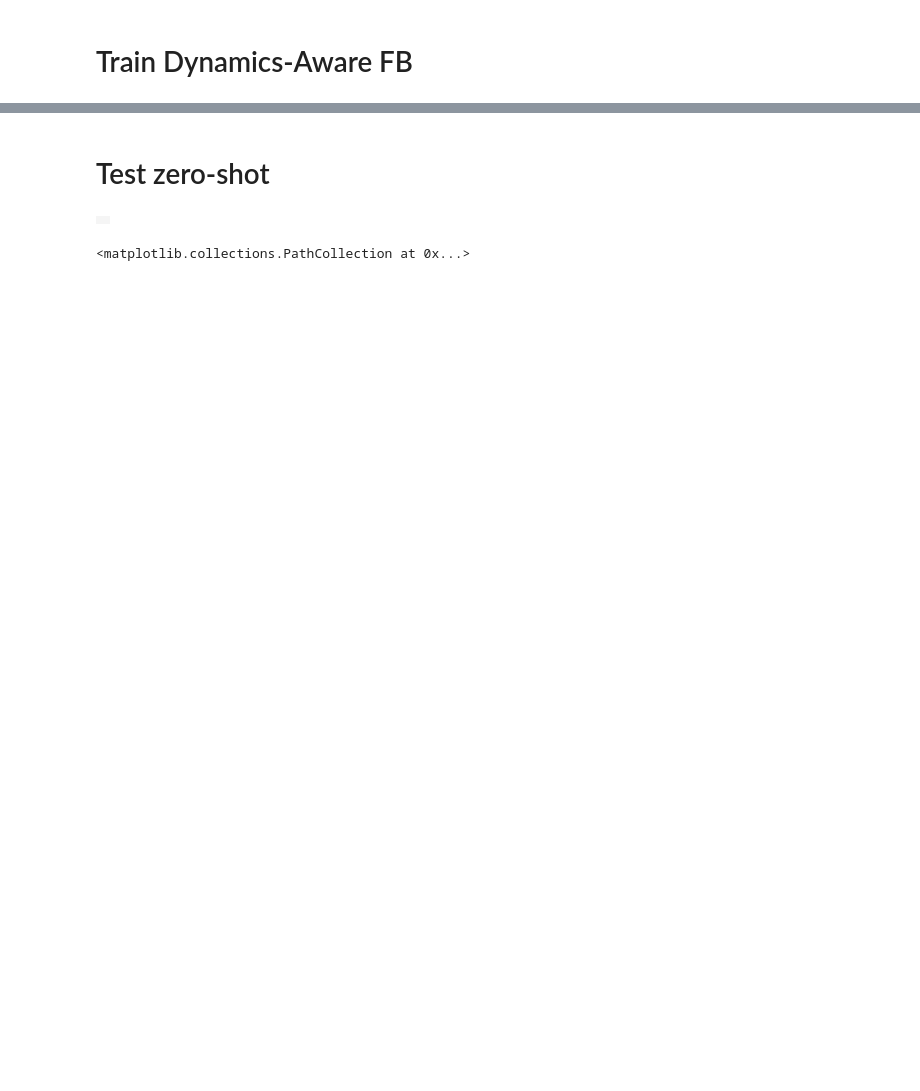
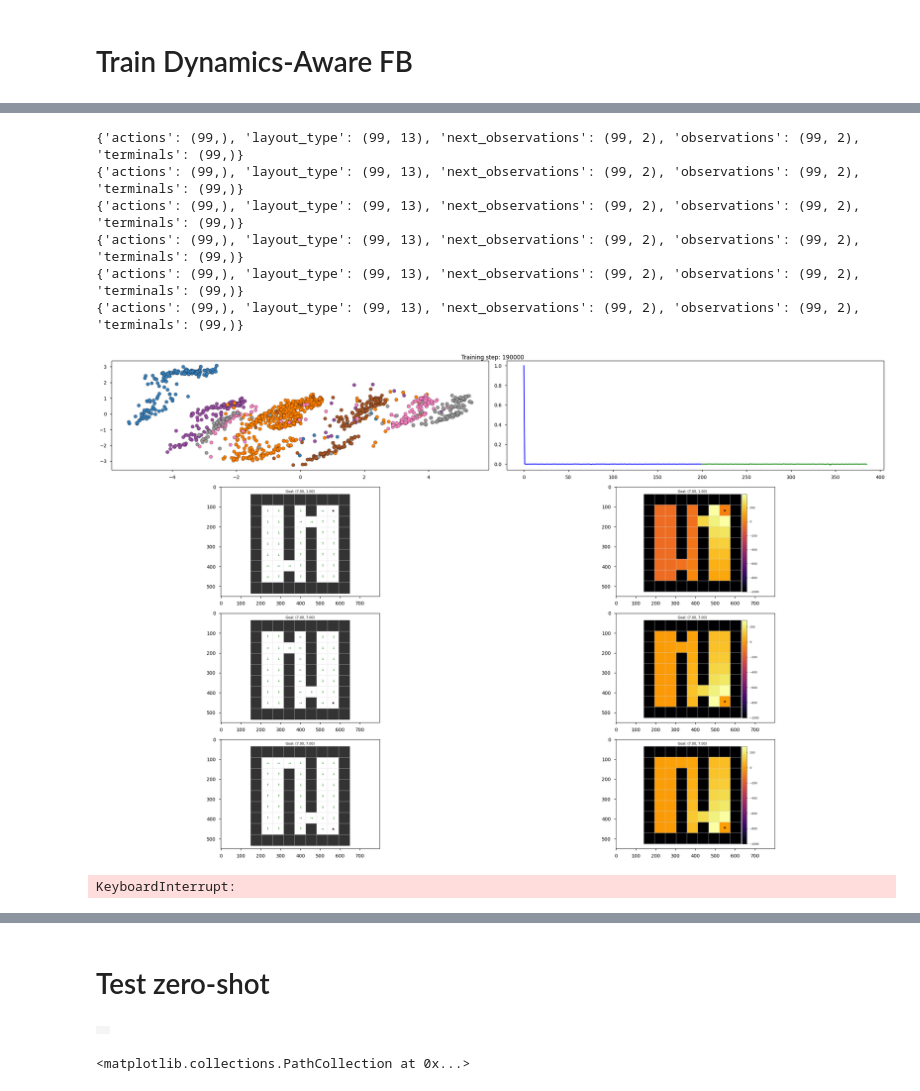
Before and after one commit to skylooop/BeliefConditionedFB, a Jupyter notebook: notebooks/dynamics_fb_doors_debug.ipynb, the cells around one changed output, grey strips where cells are left out. Cells and saved outputs as stored; diff of their text form; code cells hidden in the pictures; blank space fills up the shorter version.

```diff
--- a/notebooks/dynamics_fb_doors_debug.ipynb
+++ b/notebooks/dynamics_fb_doors_debug.ipynb
@@ -409,0 +463,72 @@ for update_step in pbar:
+# %%
+from IPython.display import clear_output
+
+import optax
+def pairwise_distances(dist, xs, ys):
+    return jax.vmap(lambda x: jax.vmap(lambda y: dist(x, y))(xs))(ys)
+
+obs, info = env.reset()
+goal = info.get("goal_pos")
+
+# with jax.disable_jit():
+pbar = tqdm(range(350_000))
+for update_step in pbar:
+    key = jax.random.fold_in(GLOBAL_KEY, update_step)
+    batch = gc_whole_dataset.sample(fb_config['agent']['batch_size'], layout_type=None, context_length=NUM_TRAIN_STEPS, get_traj_batch=True)[1] #update_step % NUM_TRAIN_LAYOUTS
+    fb_agent, info = fb_agent.update(batch, train_context_embedding=True if update_step < 80_000 else False)
+
+    if update_step % 4_000 == 0:
+        clear_output()
+        tsne = PCA(3, random_state=42).fit_transform(dynamics_embedding[samples_from_trajs_indxs])
+        z_pre, z_post, anchor = jax.vmap(sample_z_nd, in_axes=(None, None, None, 0, None))(512, 3,
+                                                                                        GLOBAL_KEY, jnp.atleast_2d(tsne), fb_config['agent']['kappa'])
+
+        visualize_dynamics(z_pre, z_post, tsne, colors=colors[samples_from_trajs_indxs])
+
+    if update_step % 10_000 == 0:
+        clear_output()
+        fig, ax = plt.subplots(nrows=4, ncols=2, figsize=(23, 15))
+        # GET CONTEXT EMBEDDING
+        dynamics_embedding_mean, std = fb_agent.network.select('dynamic_transformer')(plot_layouts['traj_states'], plot_layouts['traj_actions'],
+                                                                        plot_layouts['traj_next_states'], train=False)
+        dynamics_embedding = dynamics_embedding_mean + jax.random.normal(key=key, shape=dynamics_embedding_mean.shape) * jnp.exp(std)
+
+        tsne = PCA(random_state=42).fit_transform(dynamics_embedding)
+        x, y = tsne[:, 0], tsne[:, 1]
+        ax[0, 0].scatter(x, y, color=colors, edgecolors='black')
+
+        zs = fb_agent.infer_z(plot_layouts['observations'], dynamics_embedding=dynamics_embedding)
+        cos_dist = pairwise_distances(optax.losses.cosine_similarity, zs, zs)
+        ax[0, 1].plot(range(len(first_dyn_indices)), cos_dist[0, first_dyn_indices], c='blue')
+        ax[0, 1].plot(range(len(first_dyn_indices), sec_dyn_indices[-1] + 1), cos_dist[0, sec_dyn_indices], c='green')
+
+        pred_policy_img = visualize_policy_image(layout_type=0, task_num=update_step % 3)
+        ax[1,0].imshow(pred_policy_img)
+        pred_value_img = visualize_value_image(layout_type=0, task_num=update_step % 3)
+        ax[1, 1].imshow(pred_value_img)
+
+        pred_policy_img = visualize_policy_image(layout_type=1, task_num=(update_step+1) % 3)
+        ax[2,0].imshow(pred_policy_img)
+
+        pred_value_img = visualize_value_image(layout_type=1, task_num=(update_step+1) % 3)
+        ax[2, 1].imshow(pred_value_img)
+
+        pred_policy_img = visualize_policy_image(layout_type=2, task_num=(update_step+1) % 3)
+        ax[3,0].imshow(pred_policy_img)
+
+        pred_value_img = visualize_value_image(layout_type=2, task_num=(update_step+1) % 3)
+        ax[3, 1].imshow(pred_value_img)
+
+        fig.suptitle(f"Training step: {update_step}")
+        plt.tight_layout()
+        display(fig)
+        plt.close(fig)
+# %% [output]
+{'actions': (99,), 'layout_type': (99, 13), 'next_observations': (99, 2), 'observations': (99, 2), 'terminals': (99,)}
+{'actions': (99,), 'layout_type': (99, 13), 'next_observations': (99, 2), 'observations': (99, 2), 'terminals': (99,)}
+{'actions': (99,), 'layout_type': (99, 13), 'next_observations': (99, 2), 'observations': (99, 2), 'terminals': (99,)}
+{'actions': (99,), 'layout_type': (99, 13), 'next_observations': (99, 2), 'observations': (99, 2), 'terminals': (99,)}
+{'actions': (99,), 'layout_type': (99, 13), 'next_observations': (99, 2), 'observations': (99, 2), 'terminals': (99,)}
+{'actions': (99,), 'layout_type': (99, 13), 'next_observations': (99, 2), 'observations': (99, 2), 'terminals': (99,)}
+[figure, added]
+KeyboardInterrupt:
```
Also changed, not shown: parts of 17 cells of this notebook, 21 other files.
